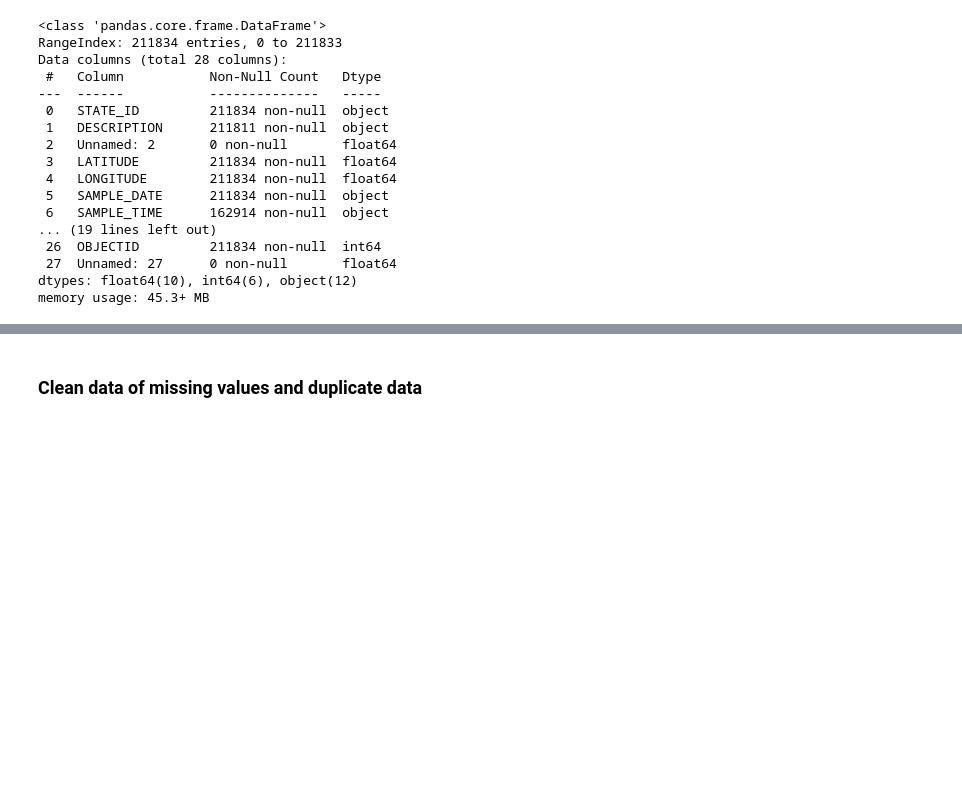
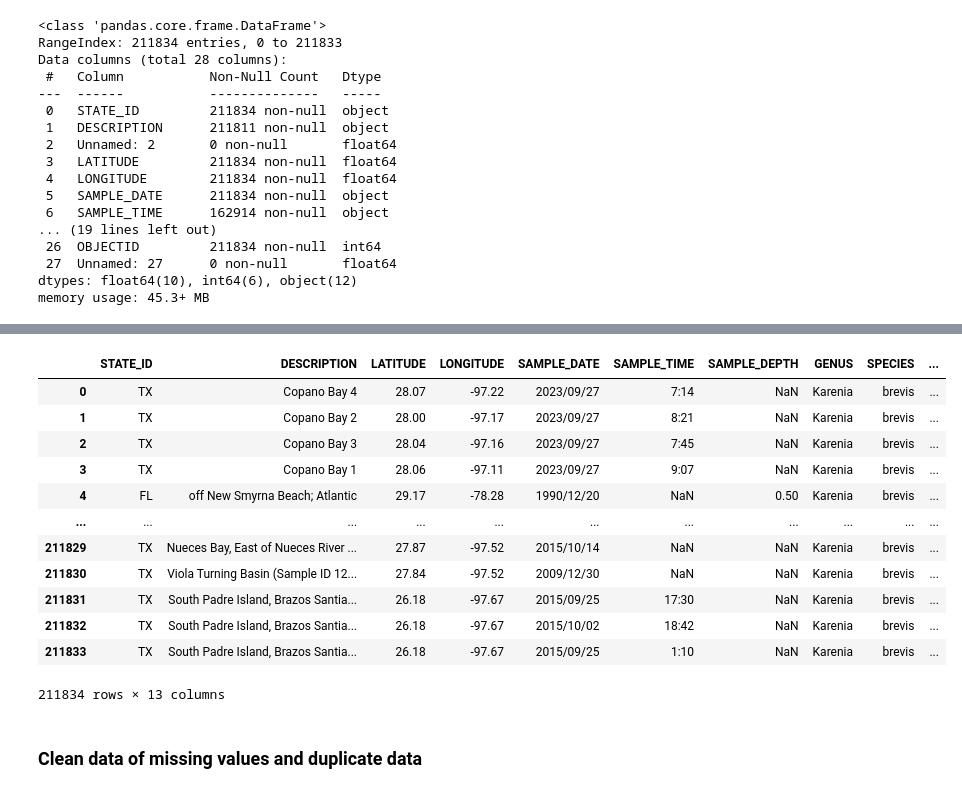
Before and after one commit to btokoli/Spotting-the-Unseen-Anomaly-Detection-in-Water-Quality-for-Early-Algal-Bloom-Warnings, a Jupyter notebook: analysis.ipynb, the cells around one changed output, grey strips where cells are left out. Saved outputs shown, nothing was run; the diff lists cells and outputs as text; code cells hidden in the pictures; blank space fills up the shorter version.

```diff
--- a/analysis.ipynb
+++ b/analysis.ipynb
@@ -8,6 +9,9 @@ import seaborn as sns
 # %% [markdown]
 ### Load data and check shape, info, missing values and duplicates
 # %%
+# Set pandas to display all columns
+pd.set_option('display.max_columns', None)
+
 #Loading the data
 data= pd.read_csv("habsos.csv", low_memory=False)
 # %%
@@ -44,3 +119,22 @@ memory usage: 45.3+ MB
+# %%
+#Dropping Irrelevant Columns
+new_df= data.drop(['Unnamed: 27', 'Unnamed: 2', 'WIND_DIR', 'WIND_DIR_UNIT', 'WIND_DIR_QA', 'CELLCOUNT_UNIT', 'CELLCOUNT_QA', 'SALINITY_UNIT', 'SALINITY_QA', 'WIND_SPEED', 'WIND_SPEED_UNIT', 'WIND_SPEED_QA', 'WATER_TEMP_UNIT', 'WATER_TEMP_QA', 'OBJECTID' ], axis= 1)
+# %%
+new_df
+# %% [output]
+|  | STATE_ID | DESCRIPTION | LATITUDE | LONGITUDE | SAMPLE_DATE | SAMPLE_TIME | SAMPLE_DEPTH | GENUS | SPECIES | ... |
+| 0 | TX | Copano Bay 4 | 28.07 | -97.22 | 2023/09/27 | 7:14 | NaN | Karenia | brevis | ... |
+| 1 | TX | Copano Bay 2 | 28.00 | -97.17 | 2023/09/27 | 8:21 | NaN | Karenia | brevis | ... |
+| 2 | TX | Copano Bay 3 | 28.04 | -97.16 | 2023/09/27 | 7:45 | NaN | Karenia | brevis | ... |
+| 3 | TX | Copano Bay 1 | 28.06 | -97.11 | 2023/09/27 | 9:07 | NaN | Karenia | brevis | ... |
+| 4 | FL | off New Smyrna Beach; Atlantic | 29.17 | -78.28 | 1990/12/20 | NaN | 0.50 | Karenia | brevis | ... |
+| ... | ... | ... | ... | ... | ... | ... | ... | ... | ... | ... |
+| 211829 | TX | Nueces Bay, East of Nueces River ... | 27.87 | -97.52 | 2015/10/14 | NaN | NaN | Karenia | brevis | ... |
+| 211830 | TX | Viola Turning Basin (Sample ID 12... | 27.84 | -97.52 | 2009/12/30 | NaN | NaN | Karenia | brevis | ... |
+| 211831 | TX | South Padre Island, Brazos Santia... | 26.18 | -97.67 | 2015/09/25 | 17:30 | NaN | Karenia | brevis | ... |
+| 211832 | TX | South Padre Island, Brazos Santia... | 26.18 | -97.67 | 2015/10/02 | 18:42 | NaN | Karenia | brevis | ... |
+| 211833 | TX | South Padre Island, Brazos Santia... | 26.18 | -97.67 | 2015/09/25 | 1:10 | NaN | Karenia | brevis | ... |
+211834 rows × 13 columns
 # %% [markdown]
 ### Clean data of missing values and duplicate data
 # %% [markdown]
```
Also changed, not shown: parts of 7 cells of this notebook.
